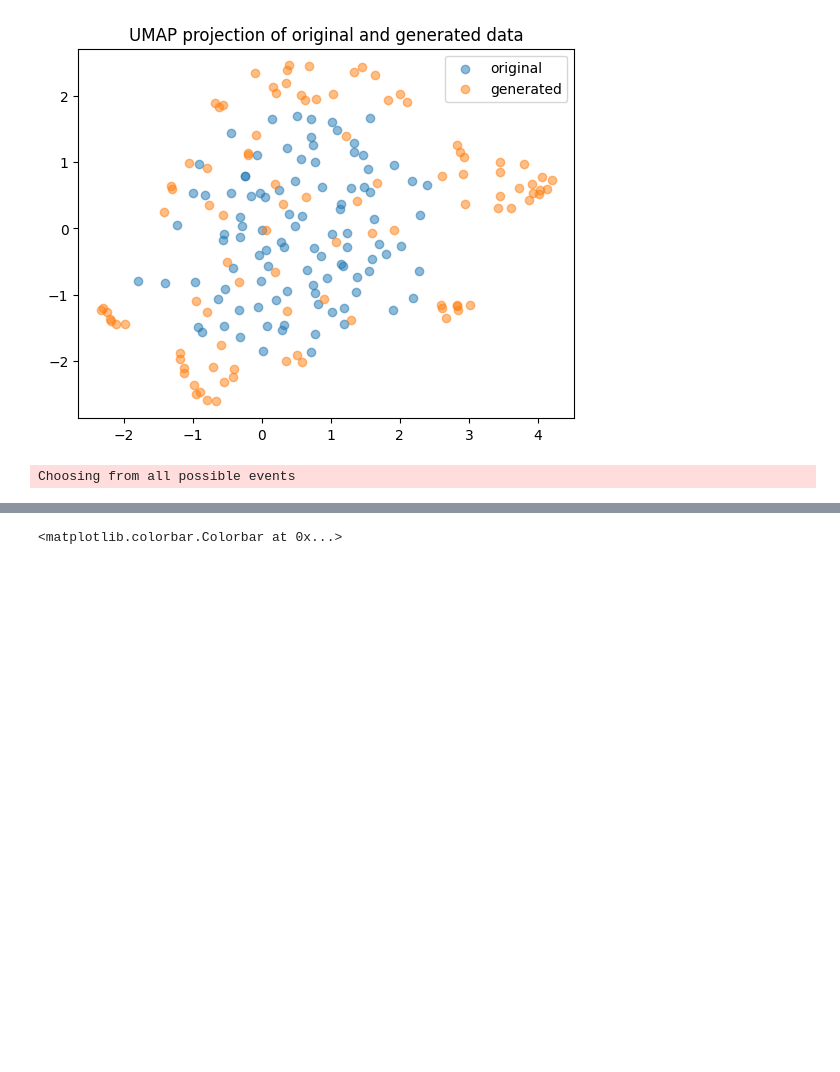
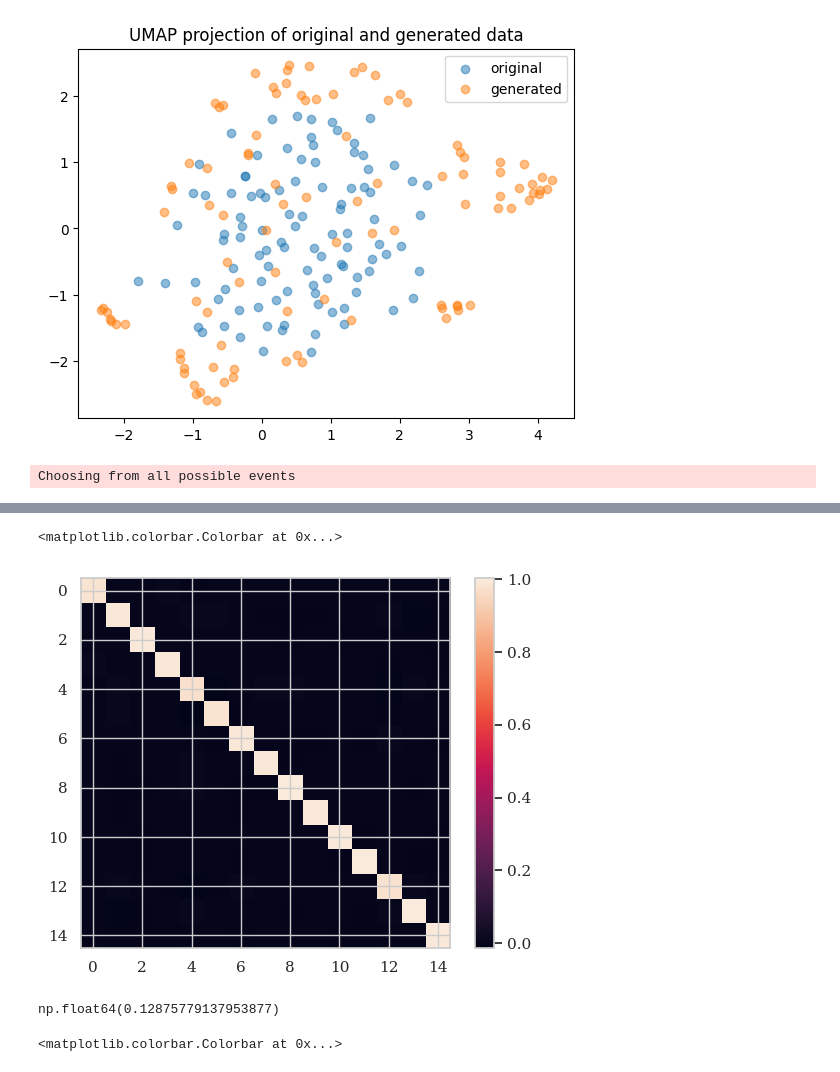
Before and after one commit to thibaultdesurrel/Wrapped_Flow_Matching_SPD, a Jupyter notebook: notebooks/test_tSNE.ipynb, the cells around one changed output, grey strips where cells are left out. Saved outputs shown, nothing was run; the diff lists cells and outputs as text; code cells hidden in the pictures; blank space fills up the shorter version.

```diff
--- a/notebooks/test_tSNE.ipynb
+++ b/notebooks/test_tSNE.ipynb
@@ -101,0 +109,6 @@ y_val = datamodule.val_ds.tensors[1].numpy()
+# %%
+plt.imshow(datamodule.class_means[1])
+plt.colorbar()
+# %% [output]
+<matplotlib.colorbar.Colorbar at 0x...>
+[figure, added]
@@ -102,3 +117,7 @@ y_val = datamodule.val_ds.tensors[1].numpy()
+# %%
+distance_riemann(datamodule.class_means[0].numpy(), datamodule.class_means[1].numpy())
+# %% [output]
+np.float64(0.12875779137953877)
 # %%
 N = x_train.shape[0]
 # %%
```
Also changed, not shown: parts of 4 cells of this notebook, 10 other files.
